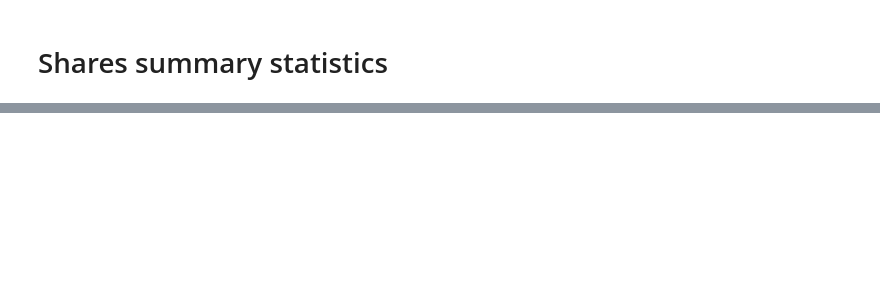
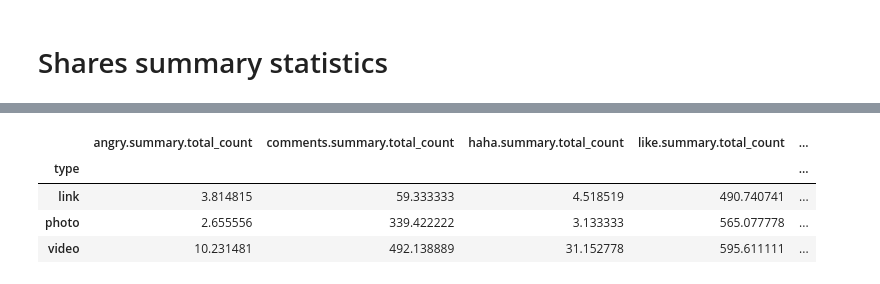
Before and after one commit to mmunkj15/TUNA_2020_Munkhbat_Research, a Jupyter notebook: Munkhbat_Summer_Research.ipynb, the cells around one changed output, grey strips where cells are left out. Saved outputs shown, nothing was run; the diff lists cells and outputs as text; code cells hidden in the pictures; blank space fills up the shorter version.

```diff
--- a/Munkhbat_Summer_Research.ipynb
+++ b/Munkhbat_Summer_Research.ipynb
@@ -108,0 +151,8 @@ table_c = pd.pivot_table(zuwhun_reaction,values = ['shares.count','comments.summ
+# %%
+table_b
+# %% [output]
+|  | angry.summary.total_count | comments.summary.total_count | haha.summary.total_count | like.summary.total_count | ... |
+| type |  |  |  |  | ... |
+| link | 3.814815 | 59.333333 | 4.518519 | 490.740741 | ... |
+| photo | 2.655556 | 339.422222 | 3.133333 | 565.077778 | ... |
+| video | 10.231481 | 492.138889 | 31.152778 | 595.611111 | ... |
```
Also changed, not shown: parts of 13 cells of this notebook.
